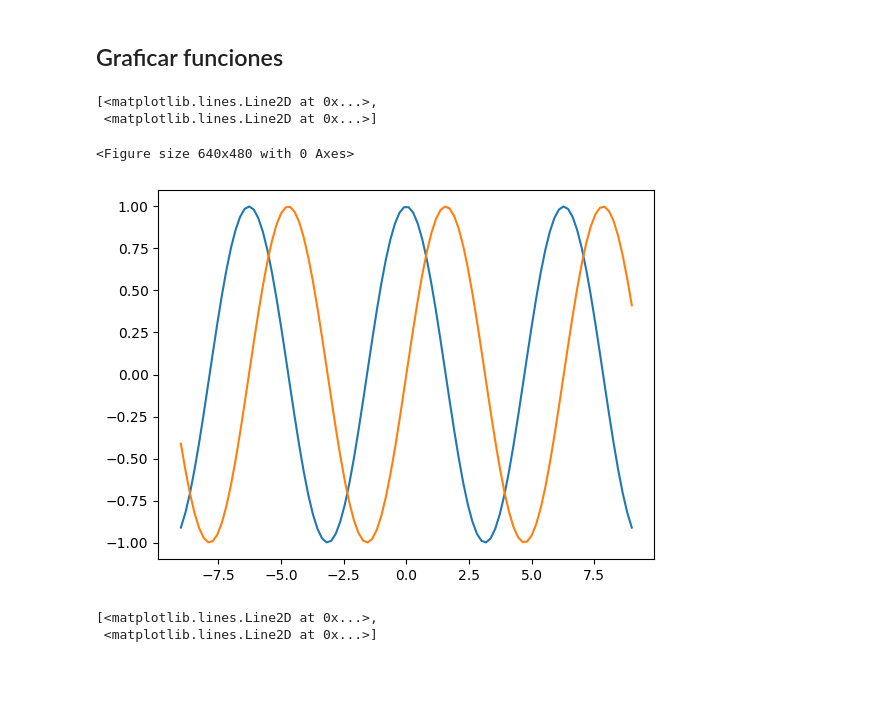
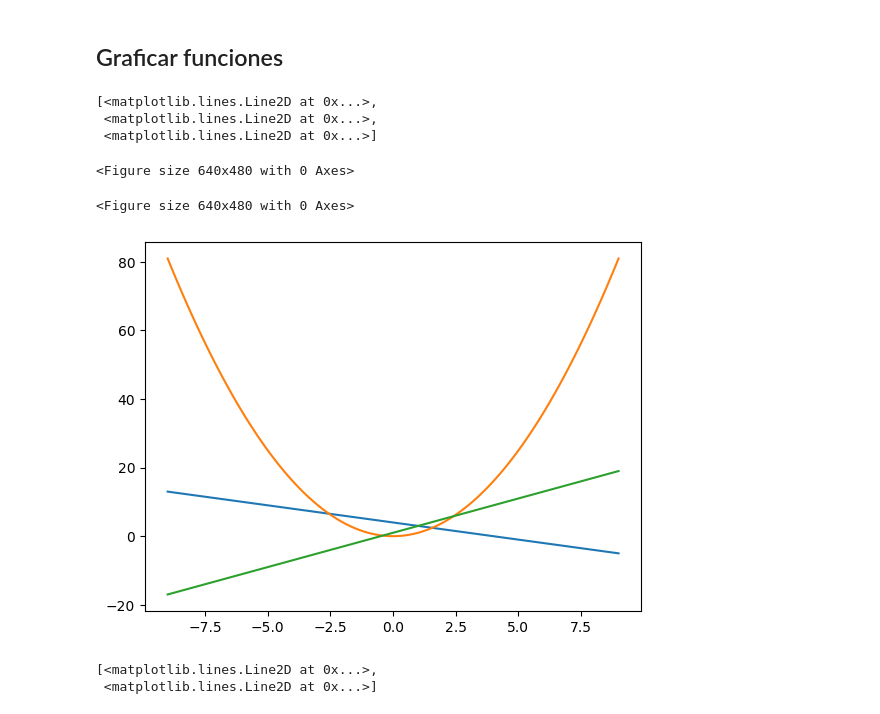
Before and after one commit to alanalmaraz/T02, a Jupyter notebook: T02 Dominio.ipynb, the cells around one changed output. Cells and saved outputs as stored; diff of their text form; code cells hidden in the pictures; blank space fills up the shorter version.

```diff
--- a/T02 Dominio.ipynb
+++ b/T02 Dominio.ipynb
@@ -115,28 +117,36 @@ El punto crítico está en [-0.785398163397448, 2.35619449019235]
 # %%
 import numpy as np
 
 def f(x):
-    return np.sin(x)
+    return 2*x + 1
 
 def g(x):
-    return np.cos(x)
+    return -x + 4
 
+def z(x):
+    return x**2
 
 x = np.linspace(-9,9,100)
 y = g(x)
+plt.figure()
+
+x2 = np.linspace(-9,9,100)
+y2 = z(x)
 plt.figure()
 
 
 x3 = np.linspace(-9,9,100)
 y3 = f(x)
 plt.figure()
 
-plt.plot(x,y,x3,y3)
+plt.plot(x, y, x2, y2, x3, y3)
 # %% [output]
 [<matplotlib.lines.Line2D at 0x...>,
+ <matplotlib.lines.Line2D at 0x...>,
  <matplotlib.lines.Line2D at 0x...>]
 <Figure size 640x480 with 0 Axes>
+<Figure size 640x480 with 0 Axes>
-[figure, old version]
+[figure, new version]
 # %%
 def f(x):
     return np.sin(x)
```
Also changed, not shown: parts of 4 cells of this notebook.
